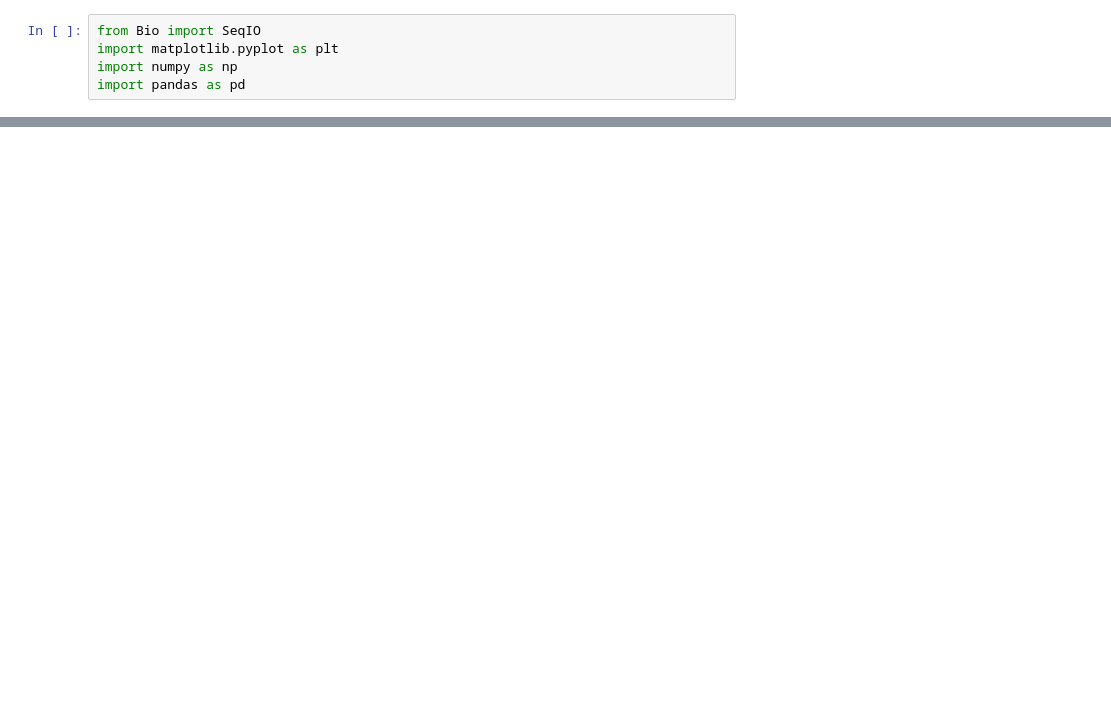
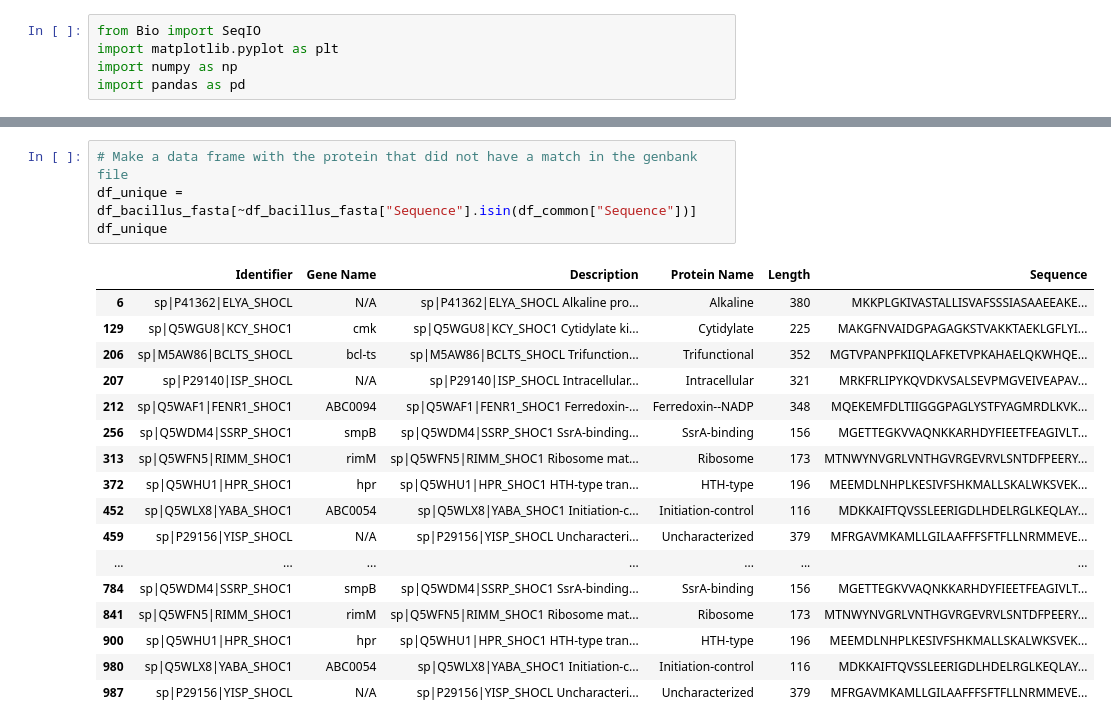
Before and after one commit to idobt97/Bioinformatocs_final_project, a Jupyter notebook: PartB.ipynb, the cells around one changed output, grey strips where cells are left out. Saved outputs shown, nothing was run; the diff lists cells and outputs as text; blank space fills up the shorter version.

```diff
--- a/PartB.ipynb
+++ b/PartB.ipynb
@@ -110,0 +109,22 @@ df_common
+# %%
+# Make a data frame with the protein that did not have a match in the genbank file
+df_unique = df_bacillus_fasta[~df_bacillus_fasta["Sequence"].isin(df_common["Sequence"])]
+df_unique
+# %% [output]
+|  | Identifier | Gene Name | Description | Protein Name | Length | Sequence |
+| 6 | sp|P41362|ELYA_SHOCL | N/A | sp|P41362|ELYA_SHOCL Alkaline pro... | Alkaline | 380 | MKKPLGKIVASTALLISVAFSSSIASAAEEAKE... |
+| 129 | sp|Q5WGU8|KCY_SHOC1 | cmk | sp|Q5WGU8|KCY_SHOC1 Cytidylate ki... | Cytidylate | 225 | MAKGFNVAIDGPAGAGKSTVAKKTAEKLGFLYI... |
+| 206 | sp|M5AW86|BCLTS_SHOCL | bcl-ts | sp|M5AW86|BCLTS_SHOCL Trifunction... | Trifunctional | 352 | MGTVPANPFKIIQLAFKETVPKAHAELQKWHQE... |
+| 207 | sp|P29140|ISP_SHOCL | N/A | sp|P29140|ISP_SHOCL Intracellular... | Intracellular | 321 | MRKFRLIPYKQVDKVSALSEVPMGVEIVEAPAV... |
+| 212 | sp|Q5WAF1|FENR1_SHOC1 | ABC0094 | sp|Q5WAF1|FENR1_SHOC1 Ferredoxin-... | Ferredoxin--NADP | 348 | MQEKEMFDLTIIGGGPAGLYSTFYAGMRDLKVK... |
+| 256 | sp|Q5WDM4|SSRP_SHOC1 | smpB | sp|Q5WDM4|SSRP_SHOC1 SsrA-binding... | SsrA-binding | 156 | MGETTEGKVVAQNKKARHDYFIEETFEAGIVLT... |
+| 313 | sp|Q5WFN5|RIMM_SHOC1 | rimM | sp|Q5WFN5|RIMM_SHOC1 Ribosome mat... | Ribosome | 173 | MTNWYNVGRLVNTHGVRGEVRVLSNTDFPEERY... |
+| 372 | sp|Q5WHU1|HPR_SHOC1 | hpr | sp|Q5WHU1|HPR_SHOC1 HTH-type tran... | HTH-type | 196 | MEEMDLNHPLKESIVFSHKMALLSKALWKSVEK... |
+| 452 | sp|Q5WLX8|YABA_SHOC1 | ABC0054 | sp|Q5WLX8|YABA_SHOC1 Initiation-c... | Initiation-control | 116 | MDKKAIFTQVSSLEERIGDLHDELRGLKEQLAY... |
+| 459 | sp|P29156|YISP_SHOCL | N/A | sp|P29156|YISP_SHOCL Uncharacteri... | Uncharacterized | 379 | MFRGAVMKAMLLGILAAFFFSFTFLLNRMMEVE... |
+| ... | ... | ... | ... | ... | ... | ... |
+| 784 | sp|Q5WDM4|SSRP_SHOC1 | smpB | sp|Q5WDM4|SSRP_SHOC1 SsrA-binding... | SsrA-binding | 156 | MGETTEGKVVAQNKKARHDYFIEETFEAGIVLT... |
+| 841 | sp|Q5WFN5|RIMM_SHOC1 | rimM | sp|Q5WFN5|RIMM_SHOC1 Ribosome mat... | Ribosome | 173 | MTNWYNVGRLVNTHGVRGEVRVLSNTDFPEERY... |
+| 900 | sp|Q5WHU1|HPR_SHOC1 | hpr | sp|Q5WHU1|HPR_SHOC1 HTH-type tran... | HTH-type | 196 | MEEMDLNHPLKESIVFSHKMALLSKALWKSVEK... |
+| 980 | sp|Q5WLX8|YABA_SHOC1 | ABC0054 | sp|Q5WLX8|YABA_SHOC1 Initiation-c... | Initiation-control | 116 | MDKKAIFTQVSSLEERIGDLHDELRGLKEQLAY... |
+| 987 | sp|P29156|YISP_SHOCL | N/A | sp|P29156|YISP_SHOCL Uncharacteri... | Uncharacterized | 379 | MFRGAVMKAMLLGILAAFFFSFTFLLNRMMEVE... |
```
Also changed, not shown: parts of 7 cells of this notebook, 6 other files.
